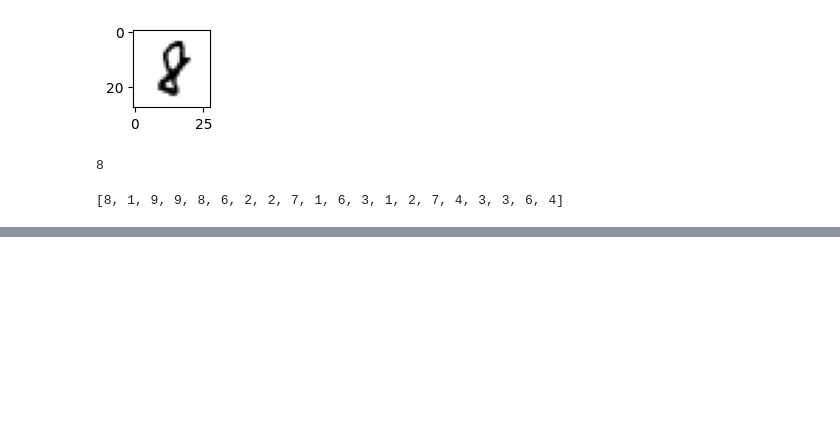
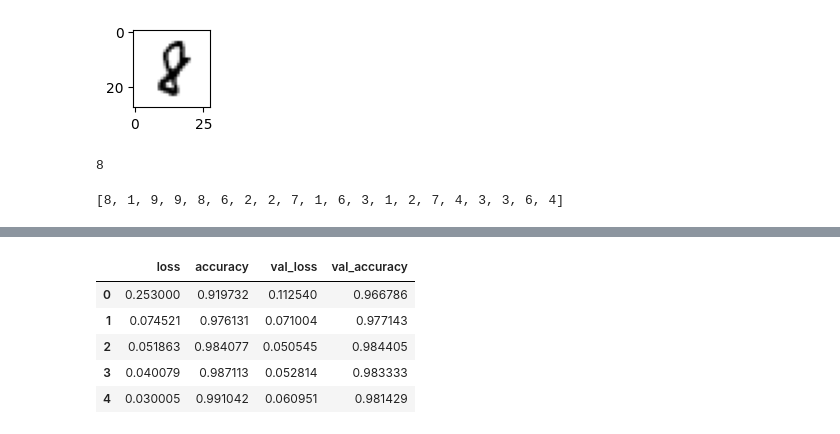
Before and after one commit to shivam6862/Digit-Recognizer, a Jupyter notebook: model/Digit-Recognizer.ipynb, the cells around one changed output, grey strips where cells are left out. Cells and saved outputs as stored; diff of their text form; code cells hidden in the pictures; blank space fills up the shorter version.

```diff
--- a/model/Digit-Recognizer.ipynb
+++ b/model/Digit-Recognizer.ipynb
@@ -303,0 +349,10 @@ Text(58.222222222222214, 0.5, 'Truth')
+# %%
+history_df = pd.DataFrame(history.history)
+history_df.head()
+# %% [output]
+|  | loss | accuracy | val_loss | val_accuracy |
+| 0 | 0.253000 | 0.919732 | 0.112540 | 0.966786 |
+| 1 | 0.074521 | 0.976131 | 0.071004 | 0.977143 |
+| 2 | 0.051863 | 0.984077 | 0.050545 | 0.984405 |
+| 3 | 0.040079 | 0.987113 | 0.052814 | 0.983333 |
+| 4 | 0.030005 | 0.991042 | 0.060951 | 0.981429 |
```
Also changed, not shown: parts of 34 cells of this notebook.
